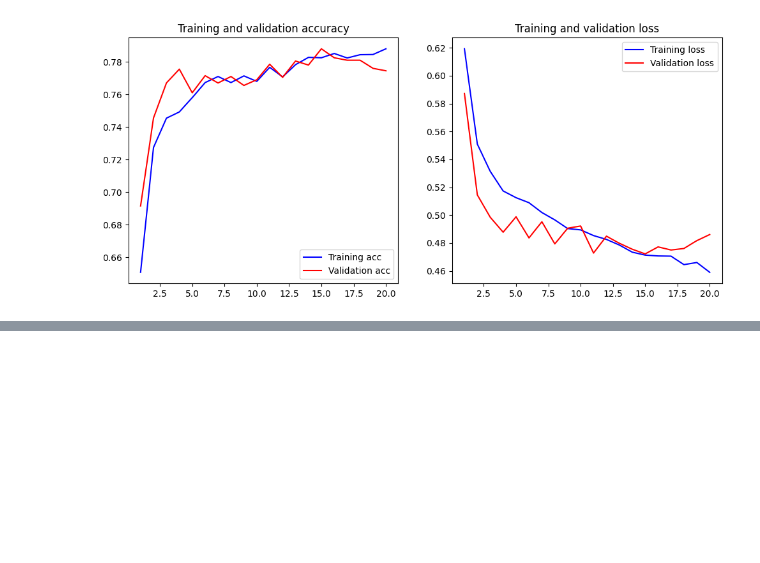
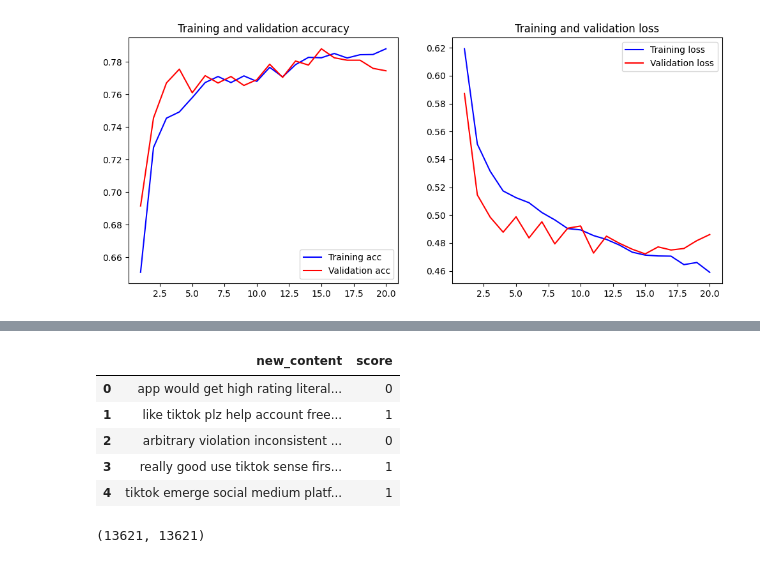
Before and after one commit to XingyuChenTim/project-port, a Jupyter notebook: nn_project.ipynb, the cells around one changed output, grey strips where cells are left out. Drawn from its saved outputs; the diff is of its cells as text; code cells hidden in the pictures; blank space fills up the shorter version.

Commit message:
bert

```diff
--- a/nn_project.ipynb
+++ b/nn_project.ipynb
@@ -370,0 +291,19 @@ trainer.evaluate()
+# %%
+
+data=pd.read_csv('df_bert.csv',encoding='ISO-8859-1')
+
+data.head()
+# %% [output]
+|  | new_content | score |
+| 0 | app would get high rating literal... | 0 |
+| 1 | like tiktok plz help account free... | 1 |
+| 2 | arbitrary violation inconsistent ... | 0 |
+| 3 | really good use tiktok sense firs... | 1 |
+| 4 | tiktok emerge social medium platf... | 1 |
+# %%
+max_len=32
+sentences=data['new_content']
+labels=data['score']
+len(sentences),len(labels)
+# %% [output]
+(13621, 13621)
```
Also changed, not shown: parts of 31 cells of this notebook, 11 other files.
